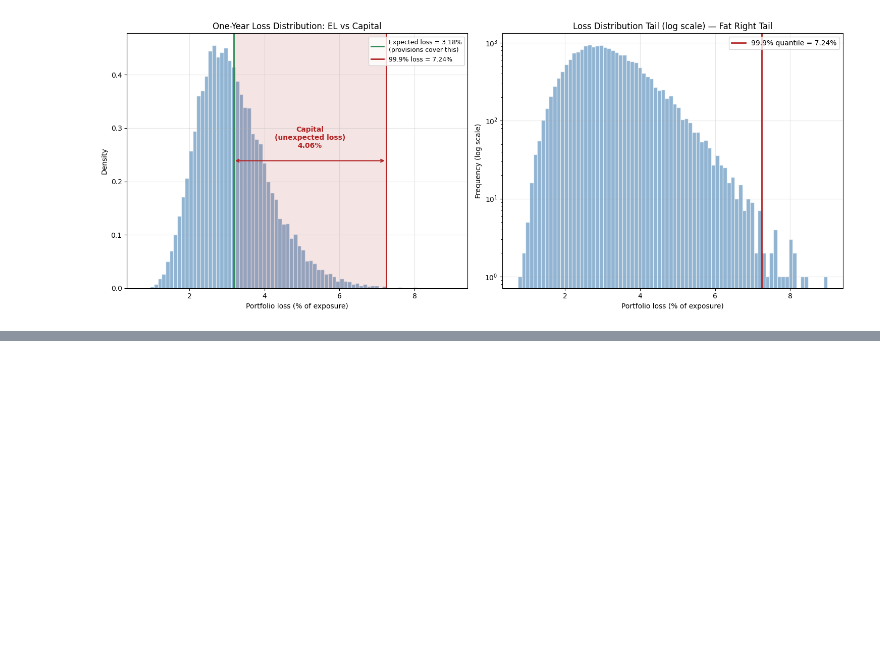
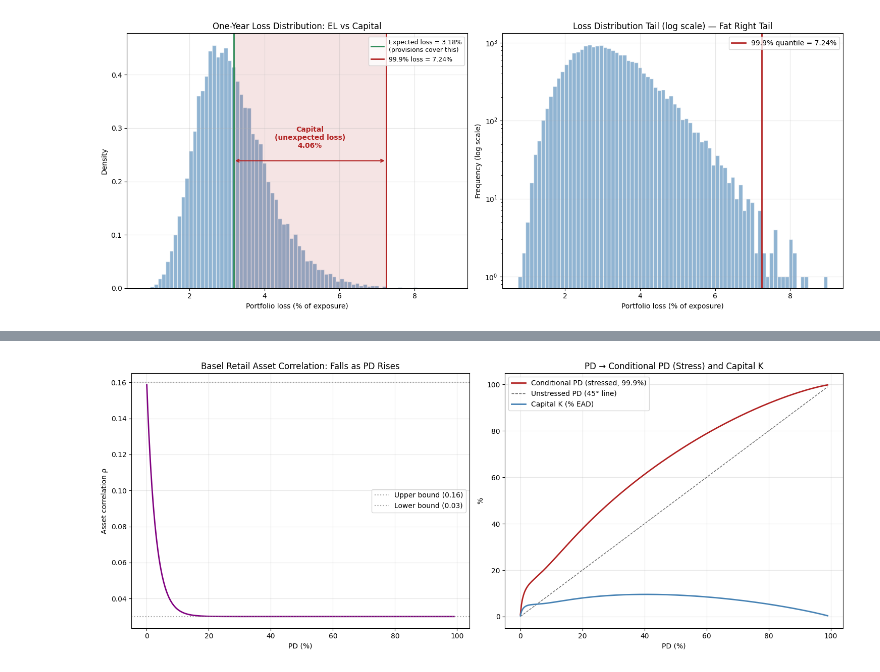
Before and after one commit to eavila-economist/Simple-credit-risk-model, a Jupyter notebook: notebooks/06_Basel_IRB_Capital.ipynb, the cells around one changed output, grey strips where cells are left out. Saved outputs shown, nothing was run; the diff lists cells and outputs as text; code cells hidden in the pictures; blank space fills up the shorter version.

```diff
--- a/notebooks/06_Basel_IRB_Capital.ipynb
+++ b/notebooks/06_Basel_IRB_Capital.ipynb
@@ -246,0 +640,36 @@ plt.show()
+# %%
+fig, axes = plt.subplots(1, 2, figsize=(15, 6))
+
+# Panel 1: asset correlation vs PD
+ax = axes[0]
+pd_fine = np.linspace(0.0003, 0.99, 300)
+ax.plot(pd_fine * 100, basel_retail_correlation(pd_fine), color='purple', linewidth=2)
+ax.axhline(0.16, color='gray', linestyle=':', alpha=0.7, label='Upper bound (0.16)')
+ax.axhline(0.03, color='gray', linestyle=':', alpha=0.7, label='Lower bound (0.03)')
+ax.set_xlabel('PD (%)')
+ax.set_ylabel('Asset correlation ρ')
+ax.set_title('Basel Retail Asset Correlation: Falls as PD Rises')
+ax.legend()
+ax.grid(alpha=0.3)
+
+# Panel 2: PD vs conditional PD and capital K
+ax = axes[1]
+rho_fine = basel_retail_correlation(pd_fine)
+K_fine, cond_fine = asrf_capital(pd_fine, BASEL['LGD'], rho_fine)
+ax.plot(pd_fine * 100, cond_fine * 100, color='firebrick', linewidth=2,
+        label='Conditional PD (stressed, 99.9%)')
+ax.plot(pd_fine * 100, pd_fine * 100, 'k--', linewidth=1, alpha=0.6,
+        label='Unstressed PD (45° line)')
+ax.plot(pd_fine * 100, K_fine * 100, color='steelblue', linewidth=2,
+        label='Capital K (% EAD)')
+ax.set_xlabel('PD (%)')
+ax.set_ylabel('%')
+ax.set_title('PD → Conditional PD (Stress) and Capital K')
+ax.legend(loc='upper left')
+ax.grid(alpha=0.3)
+
+plt.tight_layout()
+plt.savefig('../outputs/figures/06_asrf_formula.png', dpi=120, bbox_inches='tight')
+plt.show()
+# %% [output]
+[figure, added]
```
Also changed, not shown: parts of 11 cells of this notebook, 2 other files.
